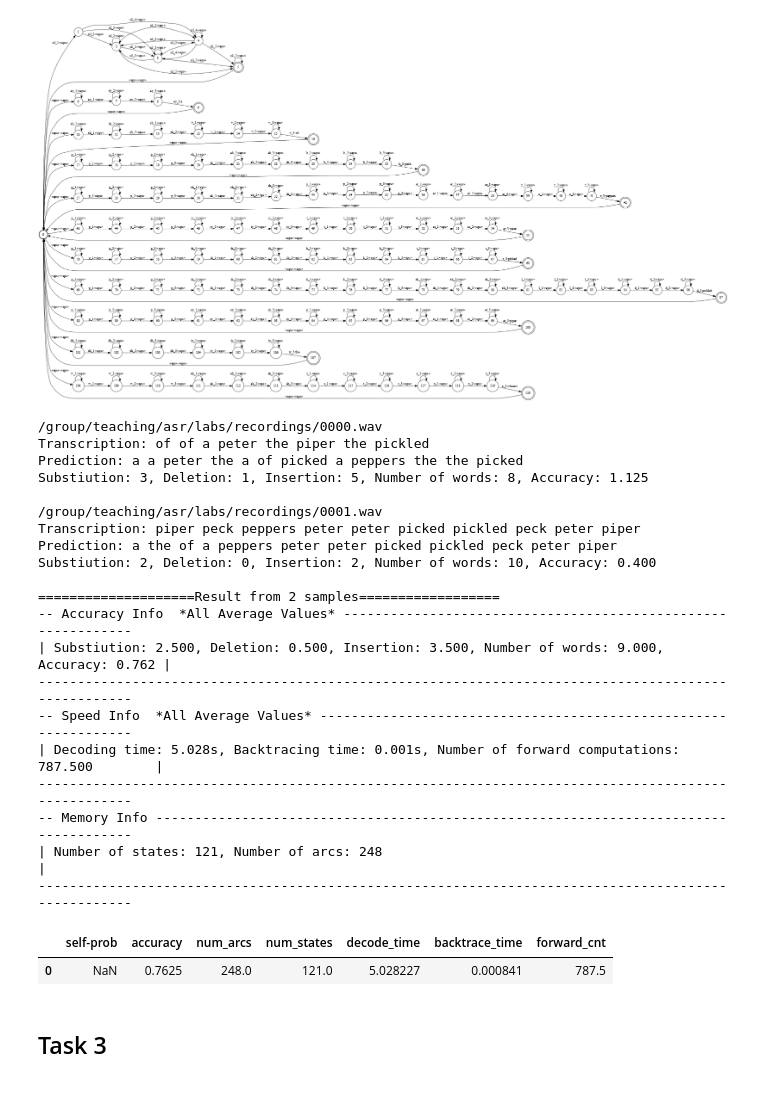
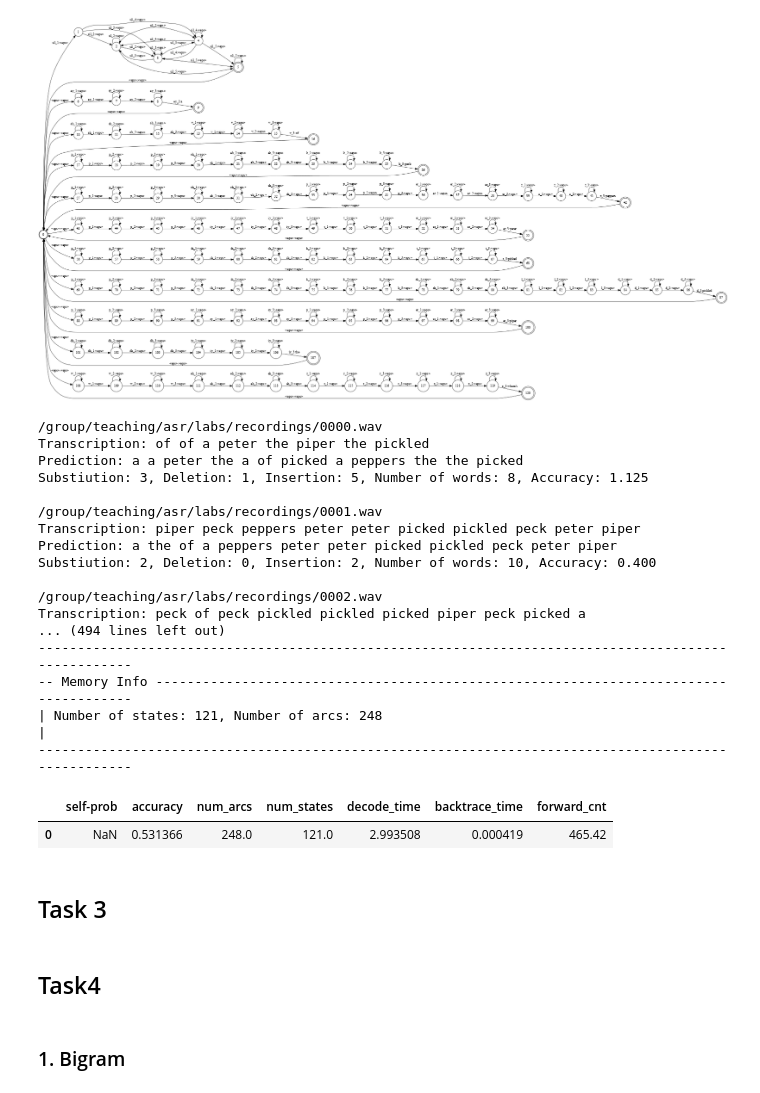
Before and after one commit to LIM-june/INFR11033_assignment, a Jupyter notebook: assignment.ipynb, the cells around one changed output. Cells and saved outputs as stored; diff of their text form; code cells hidden in the pictures.

Commit message:
modified silence model

```diff
--- a/assignment.ipynb
+++ b/assignment.ipynb
@@ -37,11 +37,11 @@ import numpy as np
 import time
 # %%
 class CFG:
-    DEBUG = True
+    DEBUG = False
     if DEBUG:
         sample_num = 2
     else:
-        sample_num = 50
+        sample_num = 100
 # %% [markdown]
 ### Generate State Table, Phone Table, Word Table from the Lexicon
 # %%
@@ -891,35 +899,37 @@ SilenceWfst().plot()
 # %%
 result_df_2_4 = pd.DataFrame(columns=["self-prob", "accuracy","num_arcs",
                                       "num_states","decode_time", "backtrace_time", "forward_cnt"])
 asr = ASR(SilenceWfst, BaselineViterbiDecoder, '/group/teaching/asr/labs/recordings/*.wav',
           sample_num=CFG.sample_num, uni_prob_dict=word_count)
 tmp = pd.Series([None, asr.accuracy, asr.num_arcs, asr.wfst.num_states(),
                      asr.decode_time, asr.backtrace_time, asr.forward_cnt], index=result_df_2_4.columns, name=0)
 result_df_2_4 = result_df_2_4.append(tmp)
-result_df_2_4.to_csv("task_2_silence_df.csv",index=False)
+if CFG.DEBUG == False:
+    result_df_2_4.to_csv("task_2_silence_df.csv",index=False)
 result_df_2_4
 # %% [output]
 /group/teaching/asr/labs/recordings/0000.wav
 Transcription: of of a peter the piper the pickled
 Prediction: a a peter the a of picked a peppers the the picked
 Substiution: 3, Deletion: 1, Insertion: 5, Number of words: 8, Accuracy: 1.125
 
 /group/teaching/asr/labs/recordings/0001.wav
 Transcription: piper peck peppers peter peter picked pickled peck peter piper
 Prediction: a the of a peppers peter peter picked pickled peck peter piper
 Substiution: 2, Deletion: 0, Insertion: 2, Number of words: 10, Accuracy: 0.400
 
-====================Result from 2 samples==================
--- Accuracy Info  *All Average Values* -------------------------------------------------------------
-| Substiution: 2.500, Deletion: 0.500, Insertion: 3.500, Number of words: 9.000, Accuracy: 0.762 |
-----------------------------------------------------------------------------------------------------
--- Speed Info  *All Average Values* ----------------------------------------------------------------
-| Decoding time: 5.028s, Backtracing time: 0.001s, Number of forward computations: 787.500        |
+/group/teaching/asr/labs/recordings/0002.wav
+Transcription: peck of peck pickled pickled picked piper peck picked a
+... (494 lines left out)
 ----------------------------------------------------------------------------------------------------
 -- Memory Info -------------------------------------------------------------------------------------
 | Number of states: 121, Number of arcs: 248                                                       |
 ----------------------------------------------------------------------------------------------------
 |  | self-prob | accuracy | num_arcs | num_states | decode_time | backtrace_time | forward_cnt |
-| 0 | NaN | 0.7625 | 248.0 | 121.0 | 5.028227 | 0.000841 | 787.5 |
+| 0 | NaN | 0.531366 | 248.0 | 121.0 | 2.993508 | 0.000419 | 465.42 |
 # %% [markdown]
 ## Task 3
+# %% [markdown]
+## Task4
+# %% [markdown]
+### 1. Bigram
```
Also changed, not shown: parts of 6 cells of this notebook, 5 other files.
